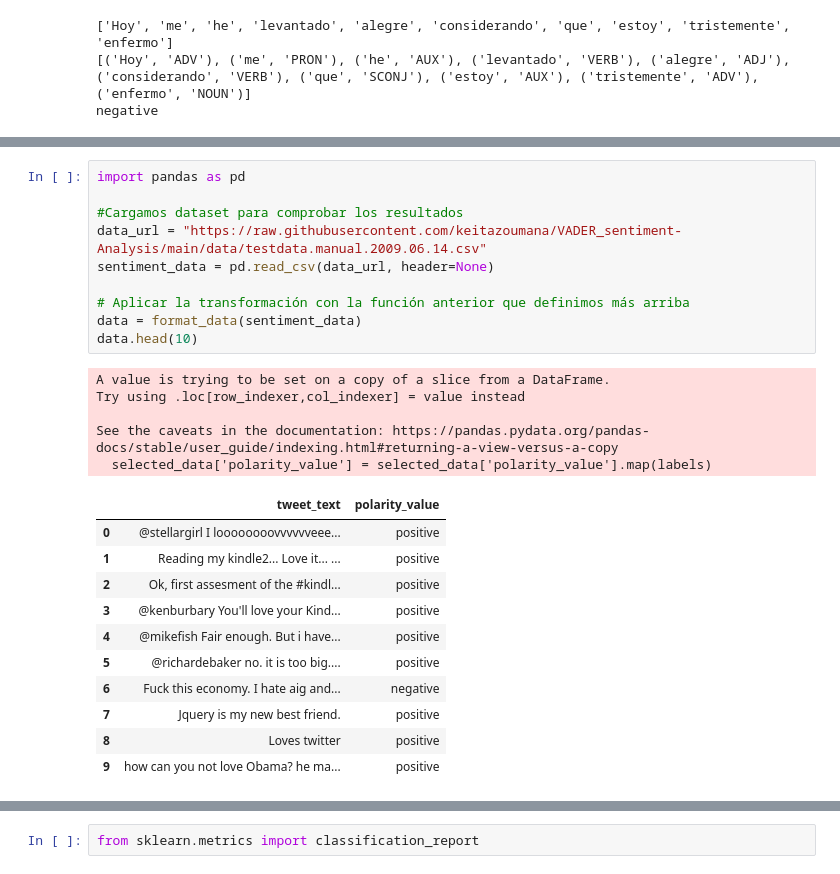
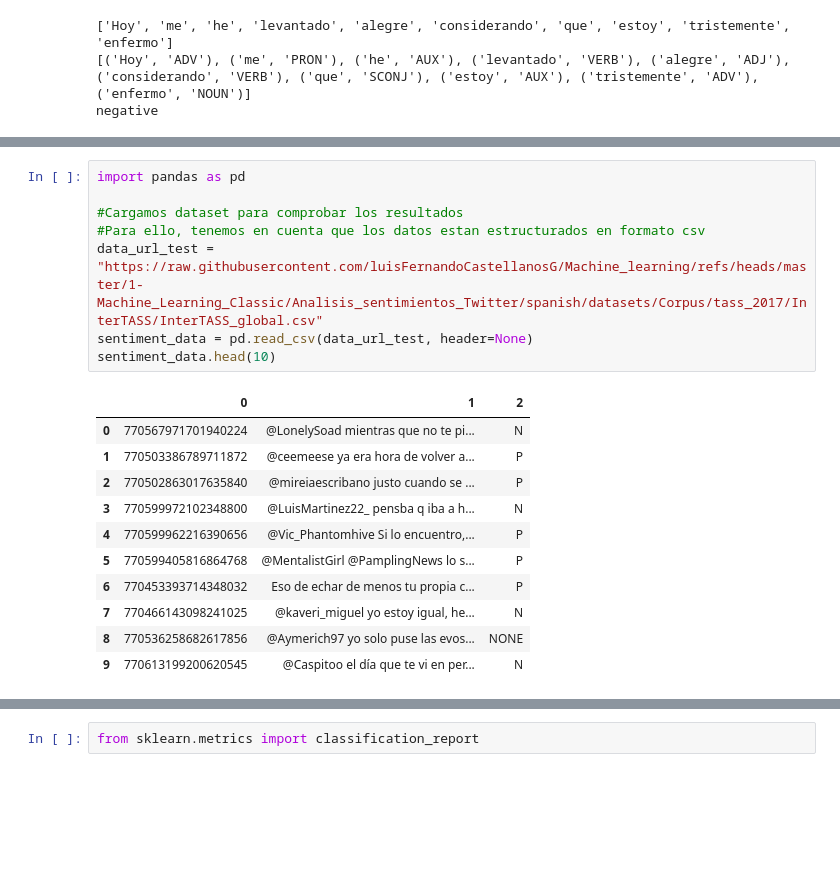
Before and after one commit to ju-mava/analisis-sentimiento-practica2-ju-mava, a Jupyter notebook: Machetti_Vallverdú_Júlia_T2.ipynb, the cells around one changed output, grey strips where cells are left out. Saved outputs shown, nothing was run; the diff lists cells and outputs as text; blank space fills up the shorter version.

```diff
--- a/Machetti_Vallverdú_Júlia_T2.ipynb
+++ b/Machetti_Vallverdú_Júlia_T2.ipynb
@@ -289,27 +301,20 @@ def format_data(data):
 # %%
 import pandas as pd
 
 #Cargamos dataset para comprobar los resultados
-data_url = "https://raw.githubusercontent.com/keitazoumana/VADER_sentiment-Analysis/main/data/testdata.manual.2009.06.14.csv"
-sentiment_data = pd.read_csv(data_url, header=None)
-
-# Aplicar la transformación con la función anterior que definimos más arriba
-data = format_data(sentiment_data)
-data.head(10)
+#Para ello, tenemos en cuenta que los datos estan estructurados en formato csv
+data_url_test = "https://raw.githubusercontent.com/luisFernandoCastellanosG/Machine_learning/refs/heads/master/1-Machine_Learning_Classic/Analisis_sentimientos_Twitter/spanish/datasets/Corpus/tass_2017/InterTASS/InterTASS_global.csv"
+sentiment_data = pd.read_csv(data_url_test, header=None)
+sentiment_data.head(10)
 # %% [output]
-A value is trying to be set on a copy of a slice from a DataFrame.
-Try using .loc[row_indexer,col_indexer] = value instead
-
-See the caveats in the documentation: https://pandas.pydata.org/pandas-docs/stable/user_guide/indexing.html#returning-a-view-versus-a-copy
-  selected_data['polarity_value'] = selected_data['polarity_value'].map(labels)
-|  | tweet_text | polarity_value |
-| 0 | @stellargirl I loooooooovvvvvveee... | positive |
-| 1 | Reading my kindle2... Love it... ... | positive |
-| 2 | Ok, first assesment of the #kindl... | positive |
-| 3 | @kenburbary You'll love your Kind... | positive |
-| 4 | @mikefish Fair enough. But i have... | positive |
-| 5 | @richardebaker no. it is too big.... | positive |
-| 6 | Fuck this economy. I hate aig and... | negative |
-| 7 | Jquery is my new best friend. | positive |
-| 8 | Loves twitter | positive |
-| 9 | how can you not love Obama? he ma... | positive |
+|  | 0 | 1 | 2 |
+| 0 | 770567971701940224 | @LonelySoad mientras que no te pi... | N |
+| 1 | 770503386789711872 | @ceemeese ya era hora de volver a... | P |
+| 2 | 770502863017635840 | @mireiaescribano justo cuando se ... | P |
+| 3 | 770599972102348800 | @LuisMartinez22_ pensba q iba a h... | N |
+| 4 | 770599962216390656 | @Vic_Phantomhive Si lo encuentro,... | P |
+| 5 | 770599405816864768 | @MentalistGirl @PamplingNews lo s... | P |
+| 6 | 770453393714348032 | Eso de echar de menos tu propia c... | P |
+| 7 | 770466143098241025 | @kaveri_miguel yo estoy igual, he... | N |
+| 8 | 770536258682617856 | @Aymerich97 yo solo puse las evos... | NONE |
+| 9 | 770613199200620545 | @Caspitoo el día que te vi en per... | N |
```
Also changed, not shown: parts of 8 cells of this notebook.
